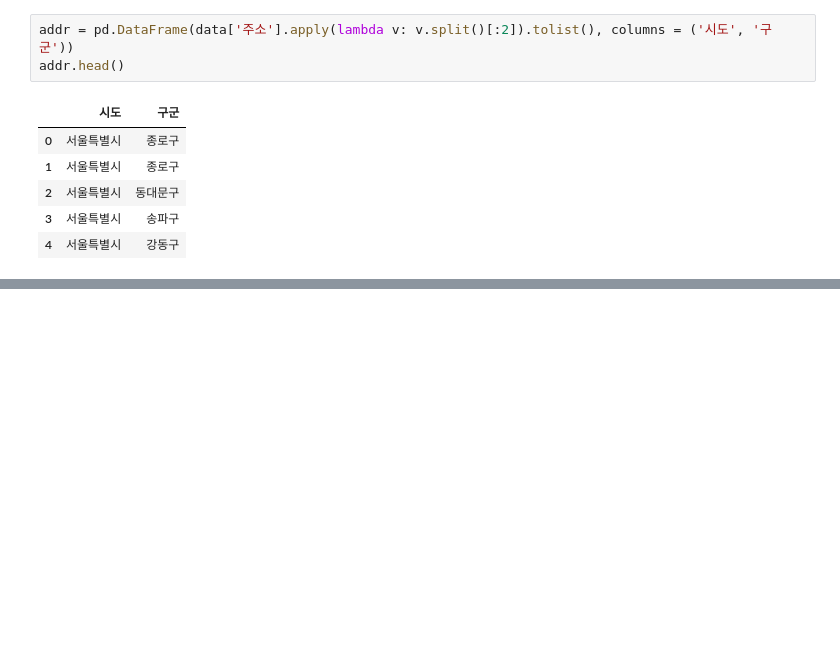
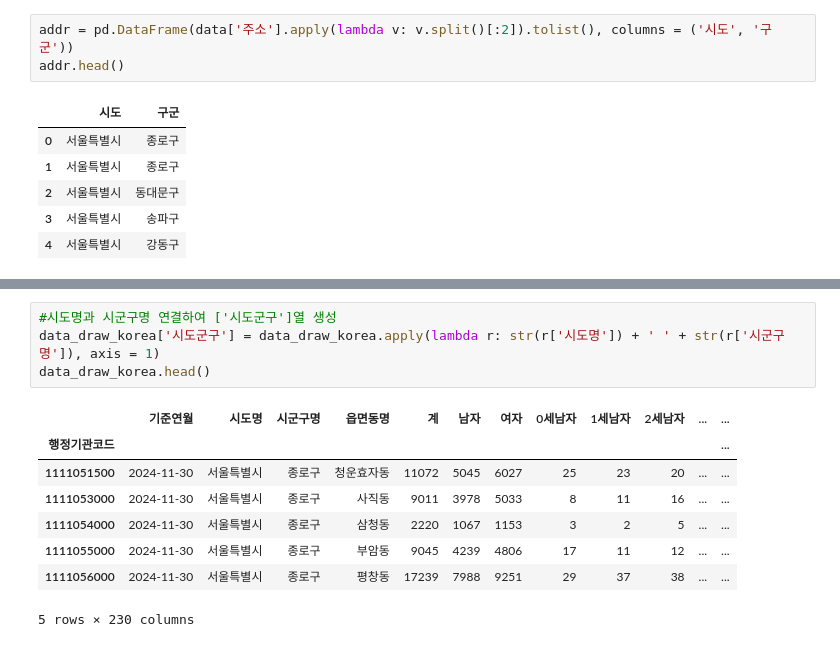
Before and after one commit to Graceyong1020/ai_work, a Jupyter notebook: bigdata/ch09_주소데이터분석.ipynb, the cells around one changed output, grey strips where cells are left out. Cells and saved outputs as stored; diff of their text form; blank space fills up the shorter version.

```diff
--- a/bigdata/ch09_주소데이터분석.ipynb
+++ b/bigdata/ch09_주소데이터분석.ipynb
@@ -106,0 +285,13 @@ addr.head()
+# %%
+#시도명과 시군구명 연결하여 ['시도군구']열 생성
+data_draw_korea['시도군구'] = data_draw_korea.apply(lambda r: str(r['시도명']) + ' ' + str(r['시군구명']), axis = 1)
+data_draw_korea.head()
+# %% [output]
+|  | 기준연월 | 시도명 | 시군구명 | 읍면동명 | 계 | 남자 | 여자 | 0세남자 | 1세남자 | 2세남자 | ... | ... |
+| 행정기관코드 |  |  |  |  |  |  |  |  |  |  |  | ... |
+| 1111051500 | 2024-11-30 | 서울특별시 | 종로구 | 청운효자동 | 11072 | 5045 | 6027 | 25 | 23 | 20 | ... | ... |
+| 1111053000 | 2024-11-30 | 서울특별시 | 종로구 | 사직동 | 9011 | 3978 | 5033 | 8 | 11 | 16 | ... | ... |
+| 1111054000 | 2024-11-30 | 서울특별시 | 종로구 | 삼청동 | 2220 | 1067 | 1153 | 3 | 2 | 5 | ... | ... |
+| 1111055000 | 2024-11-30 | 서울특별시 | 종로구 | 부암동 | 9045 | 4239 | 4806 | 17 | 11 | 12 | ... | ... |
+| 1111056000 | 2024-11-30 | 서울특별시 | 종로구 | 평창동 | 17239 | 7988 | 9251 | 29 | 37 | 38 | ... | ... |
+5 rows × 230 columns
```
Also changed, not shown: parts of 19 cells of this notebook, 4 other files.
